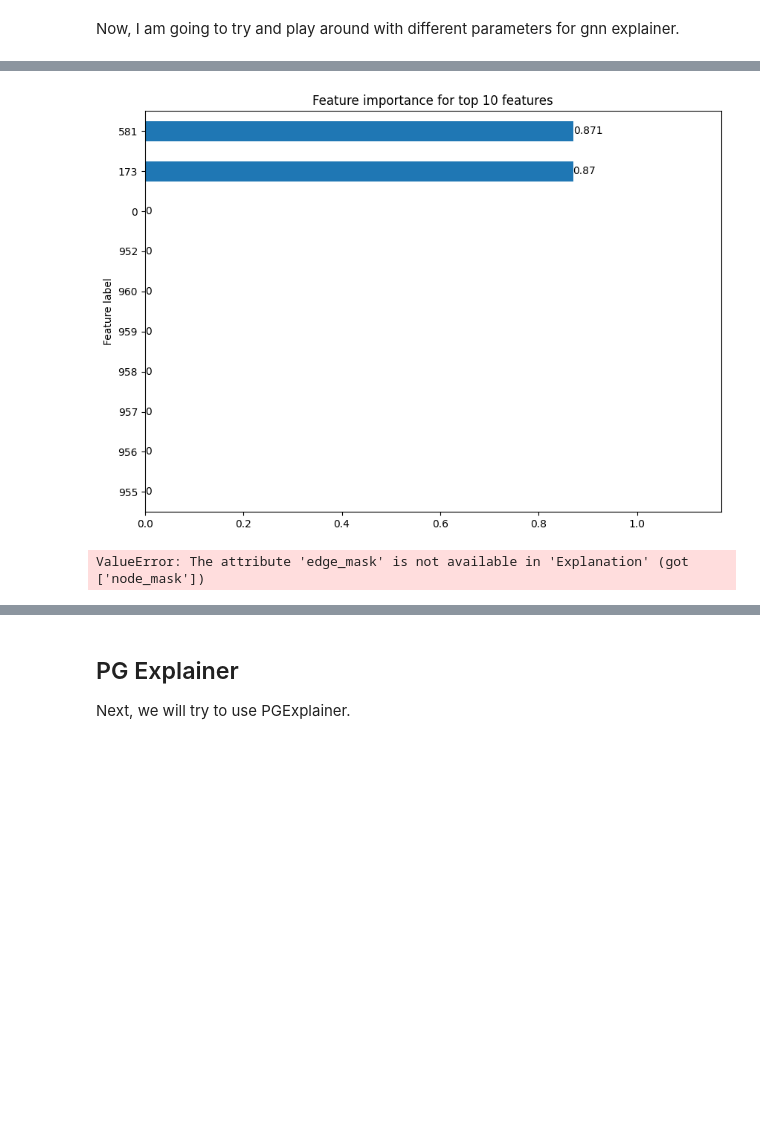
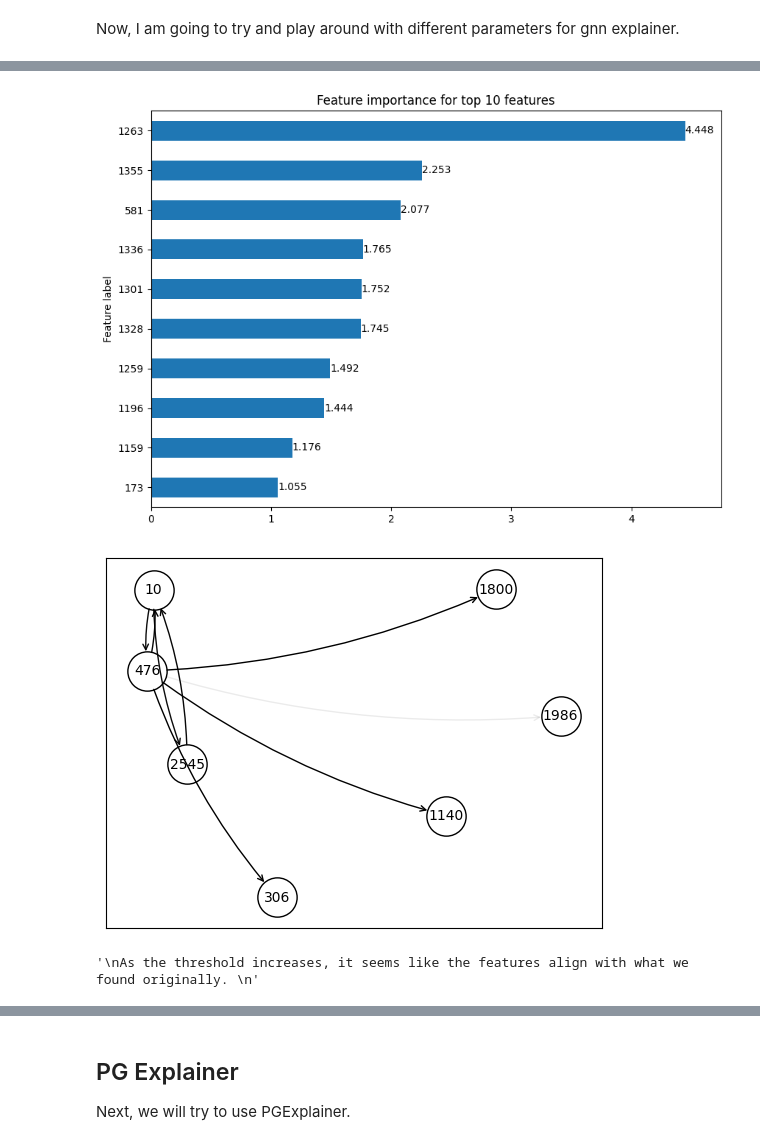
Before and after one commit to alyssaanastasi/srebp2-explanations, a Jupyter notebook: cora_dataset.ipynb, the cells around one changed output, grey strips where cells are left out. Saved outputs shown, nothing was run; the diff lists cells and outputs as text; code cells hidden in the pictures; blank space fills up the shorter version.

```diff
--- a/cora_dataset.ipynb
+++ b/cora_dataset.ipynb
@@ -324,31 +332,30 @@ ValueError: Could not compute gradients for edges. Please make sure that edges a
 # %%
-# To fix the above error, I will be changing the edge mask to None to see what happens.
-
-gnn_explainer5 = Explainer(
+gnn_explainer7 = Explainer(
     model=model,
     algorithm=GNNExplainer(epochs=200),
     explanation_type='model',
     node_mask_type='attributes',
-    edge_mask_type=None,
+    edge_mask_type='object',
     threshold_config=dict(
         threshold_type="topk",
-        value=2 #Threshold Value is an integer -> how do I know what value to put here?
+        value=50 #further increase threshold value
     ),
     model_config=dict(
         mode='multiclass_classification',
         task_level='node',
         return_type='log_probs',
     ),
 )
 
-gnn_explanation5 = gnn_explainer5(data.x, data.edge_index, index=10)
-gnn_explanation5.visualize_feature_importance(top_k=10)
-gnn_explanation5.visualize_graph(backend='networkx')
+gnn_explanation7 = gnn_explainer7(data.x, data.edge_index, index=10)
+gnn_explanation7.visualize_feature_importance(top_k=10)
+gnn_explanation7.visualize_graph(backend='networkx')
 
 """
-does this mean that the threshold value is too low?? Also, when I run this, it gives different results (almost) every time??
+As the threshold increases, it seems like the features align with what we found originally.
 """
 # %% [output]
-[figure, old version]
+[figure, new version]
+[figure, added]
-ValueError: The attribute 'edge_mask' is not available in 'Explanation' (got ['node_mask'])
+'\nAs the threshold increases, it seems like the features align with what we found originally. \n'
 # %%
```
Also changed, not shown: parts of 23 cells of this notebook, 15 other files.
